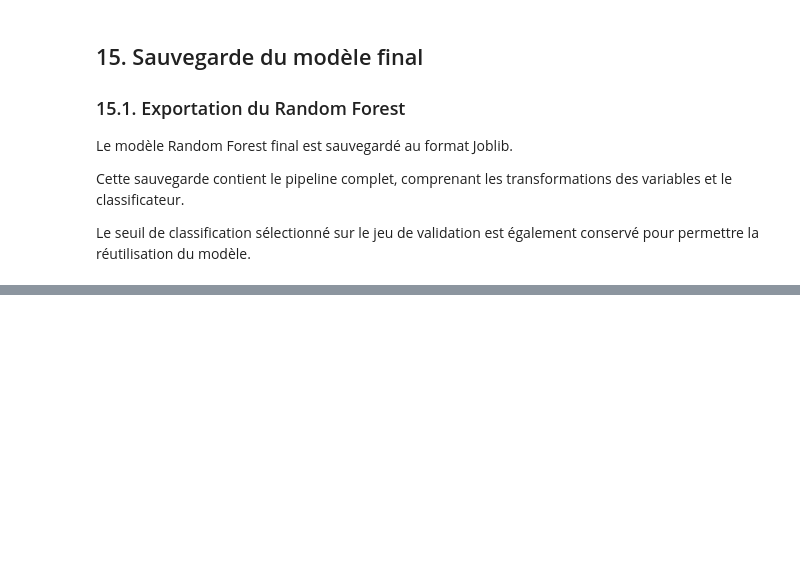
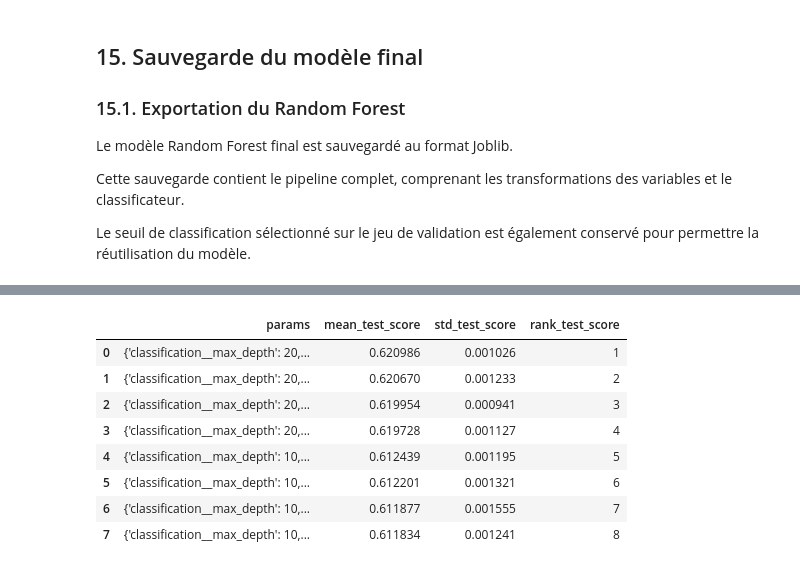
Before and after one commit to nabilakso87-svg/Projet_Final_Accidents_Routiers, a Jupyter notebook: 07_machine_learning_gravite.ipynb, the cells around one changed output, grey strips where cells are left out. Cells and saved outputs as stored; diff of their text form; code cells hidden in the pictures; blank space fills up the shorter version.

```diff
--- a/07_machine_learning_gravite.ipynb
+++ b/07_machine_learning_gravite.ipynb
@@ -1510,0 +1585,31 @@ Prédictions identiques : True
+# %%
+# 16.8 - Tableau comparatif des configurations
+
+import pandas as pd
+
+resultats_grid = pd.DataFrame(grid_search.cv_results_)
+
+colonnes_resultats = [
+    "params",
+    "mean_test_score",
+    "std_test_score",
+    "rank_test_score"
+]
+
+comparaison_grid = (
+    resultats_grid[colonnes_resultats]
+    .sort_values("rank_test_score")
+    .reset_index(drop=True)
+)
+
+display(comparaison_grid)
+# %% [output]
+|  | params | mean_test_score | std_test_score | rank_test_score |
+| 0 | {'classification__max_depth': 20,... | 0.620986 | 0.001026 | 1 |
+| 1 | {'classification__max_depth': 20,... | 0.620670 | 0.001233 | 2 |
+| 2 | {'classification__max_depth': 20,... | 0.619954 | 0.000941 | 3 |
+| 3 | {'classification__max_depth': 20,... | 0.619728 | 0.001127 | 4 |
+| 4 | {'classification__max_depth': 10,... | 0.612439 | 0.001195 | 5 |
+| 5 | {'classification__max_depth': 10,... | 0.612201 | 0.001321 | 6 |
+| 6 | {'classification__max_depth': 10,... | 0.611877 | 0.001555 | 7 |
+| 7 | {'classification__max_depth': 10,... | 0.611834 | 0.001241 | 8 |
```
Also changed, not shown: parts of 34 cells of this notebook, 2 other files.
